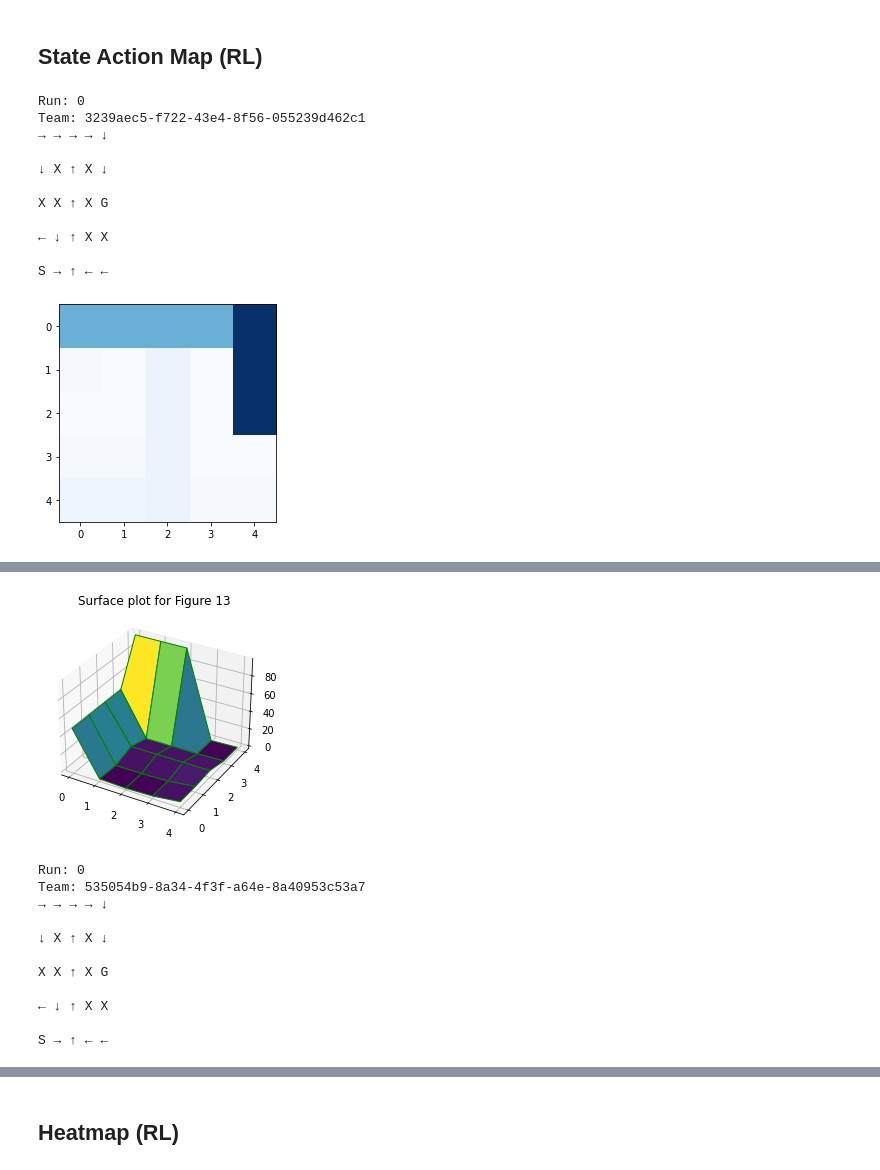
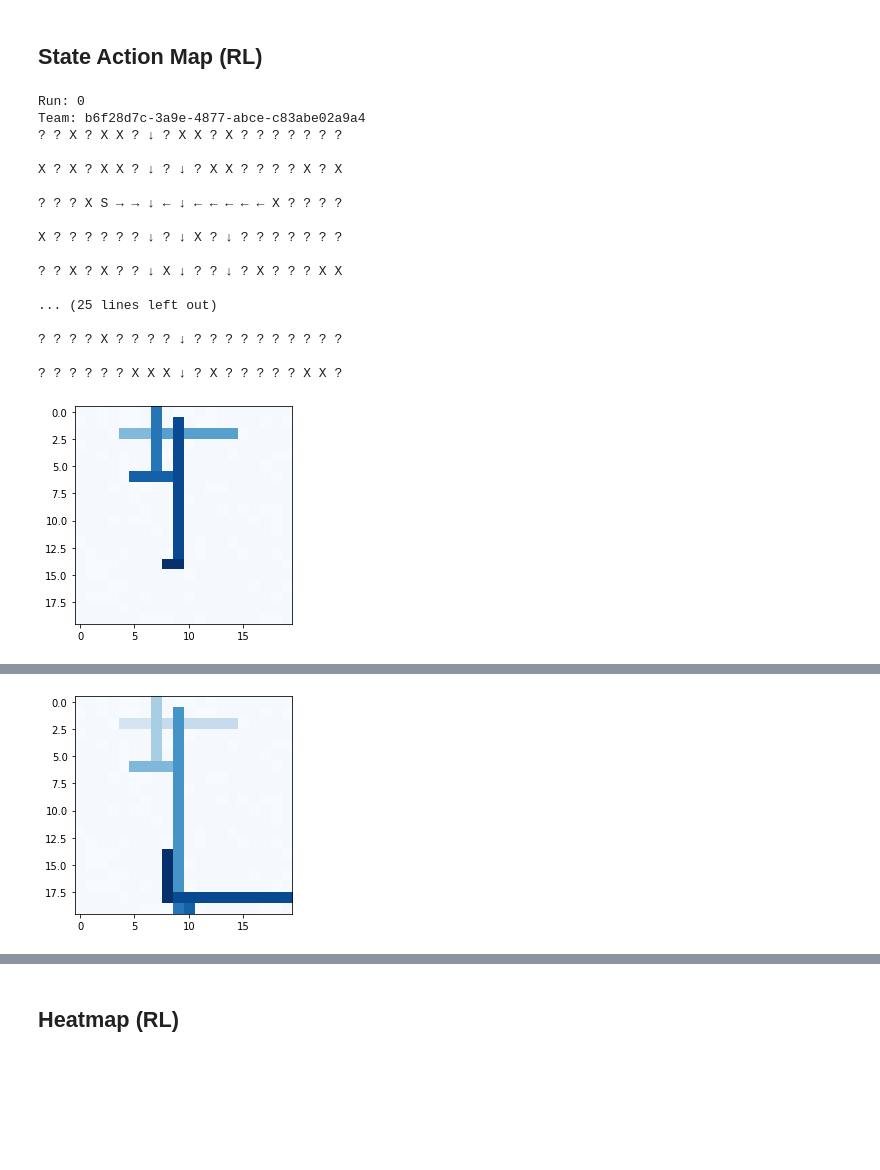
Before and after one commit to noahsealy/qptg, a Jupyter notebook: team-search-competition.ipynb, the cells around one changed output, grey strips where cells are left out. Drawn from its saved outputs; the diff is of its cells as text; code cells hidden in the pictures; blank space fills up the shorter version.

Commit message:
big progress update, results manager is working

```diff
--- a/team-search-competition.ipynb
+++ b/team-search-competition.ipynb
@@ -434,0 +425,19 @@ print(len(runs_score_track[0]['maxes']))
+# %%
+if load == True:
+    runs = 30
+    resultsManager = ResultsManager()
+    run_winners, loadedQueryTotals, win_loss = resultsManager.load_champions(envName)
+    print(loadedQueryTotals)
+    run_count = 0
+    for run in range(runs):
+        if (run_count >= len(run_winners)):
+            run_winners.append({'run': run_count, 'winners': []})
+        elif run_winners[run]['run'] != run_count:
+            run_winners.insert(run_count, {'run': run_count, 'winners': []})
+        run_count += 1
+    for run in run_winners:
+    #     print(run)
+        for champ in run['winners']:
+            print(champ.id)
+else:
+    print('not loading!')
@@ -638,50 +646,58 @@ for run in range(runs):
 
         # add in the rest of the states, either they are not visited, or illegal
         for n in range(env.rows):
             for m in range(env.cols):
                 action = ''
                 found = 0
                 for record in action_states:
                     if record['state'] == (n, m):
                         found = 1
                         action = record['q']
                 if found == 0:
                     if not env.check_legal((n, m)):
                         action = -1
                     else:
                         action = 0
                 q_map[(env.rows-1)-n][m] = action
 
         plt.imshow(q_map, cmap='Blues', interpolation='nearest')
+        if (load == False):
+            plt.savefig(f'qtpg/qmaps/{plotName}/{team.id}_qmap.png')
         plt.show()
 
-        x = []
-        y = []
-        for i in range(env.cols):
-            x.append(i)
-            y.append(i)
+#         x = []
+#         y = []
+#         for i in range(env.cols):
+#             x.append(i)
+#             y.append(i)
 
-        Y, X = np.meshgrid(x, y)
+#         Y, X = np.meshgrid(x, y)
 
-        fig = plt.figure()
+#         fig = plt.figure()
 
-        # syntax for 3-D plotting
-        ax = plt.axes(projection ='3d')
+#         # syntax for 3-D plotting
+#         ax = plt.axes(projection ='3d')
 
-        # syntax for plotting
-        ax.plot_surface(X, Y, q_map, cmap ='viridis', edgecolor ='green')
-        ax.set_title(f'Surface plot for {envName}')
-        plt.show()
+#         # syntax for plotting
+#         ax.plot_surface(X, Y, q_map, cmap ='viridis', edgecolor ='green')
+#         ax.set_title(f'Surface plot for {envName}')
+#         plt.show()
 # %% [output]
 Run: 0
-Team: 3239aec5-f722-43e4-8f56-055239d462c1
-→ → → → ↓
+Team: b6f28d7c-3a9e-4877-abce-c83abe02a9a4
+? ? X ? X X ? ↓ ? X X ? X ? ? ? ? ? ? ?
 
-↓ X ↑ X ↓
+X ? X ? X X ? ↓ ? ↓ ? X X ? ? ? ? X ? X
 
-X X ↑ X G
+? ? ? X S → → ↓ ← ↓ ← ← ← ← ← X ? ? ? ?
 
-← ↓ ↑ X X
+X ? ? ? ? ? ? ↓ ? ↓ X ? ↓ ? ? ? ? ? ? ?
 
-S → ↑ ← ←
+? ? X ? X ? ? ↓ X ↓ ? ? ↓ ? X ? ? ? X X
+
+... (25 lines left out)
+
+? ? ? ? X ? ? ? ? ↓ ? ? ? ? ? ? ? ? ? ?
+
+? ? ? ? ? ? X X X ↓ ? X ? ? ? ? ? X X ?
-[figure, old version]
+[figure, new version]
@@ -688,12 +721 @@ S → ↑ ← ←
-[figure, old version]
+[figure, new version]
-Run: 0
-Team: 535054b9-8a34-4f3f-a64e-8a40953c53a7
-→ → → → ↓
-
-↓ X ↑ X ↓
-
-X X ↑ X G
-
-← ↓ ↑ X X
-
-S → ↑ ← ←
```
Also changed, not shown: parts of 20 cells of this notebook, 3 other files.
